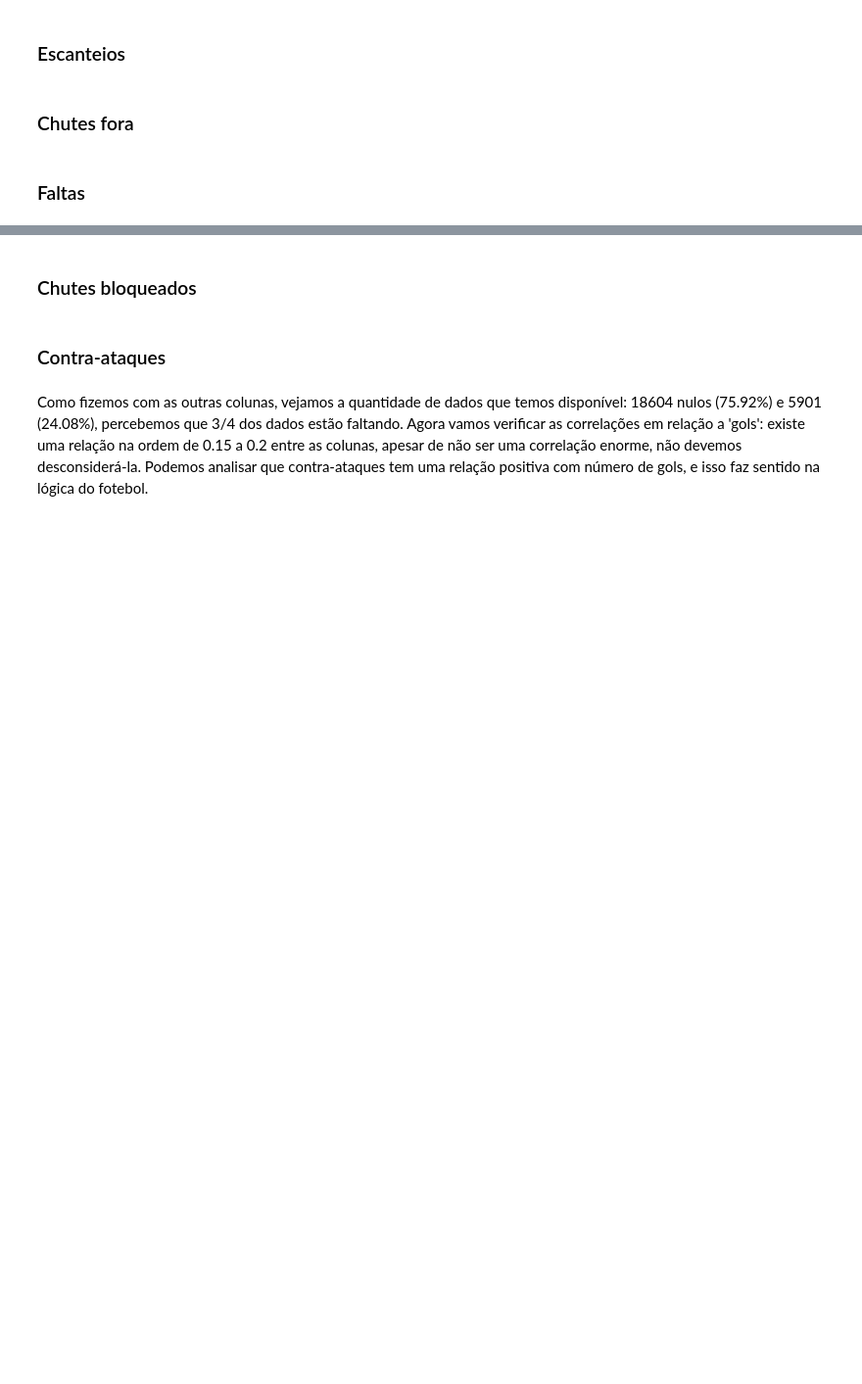
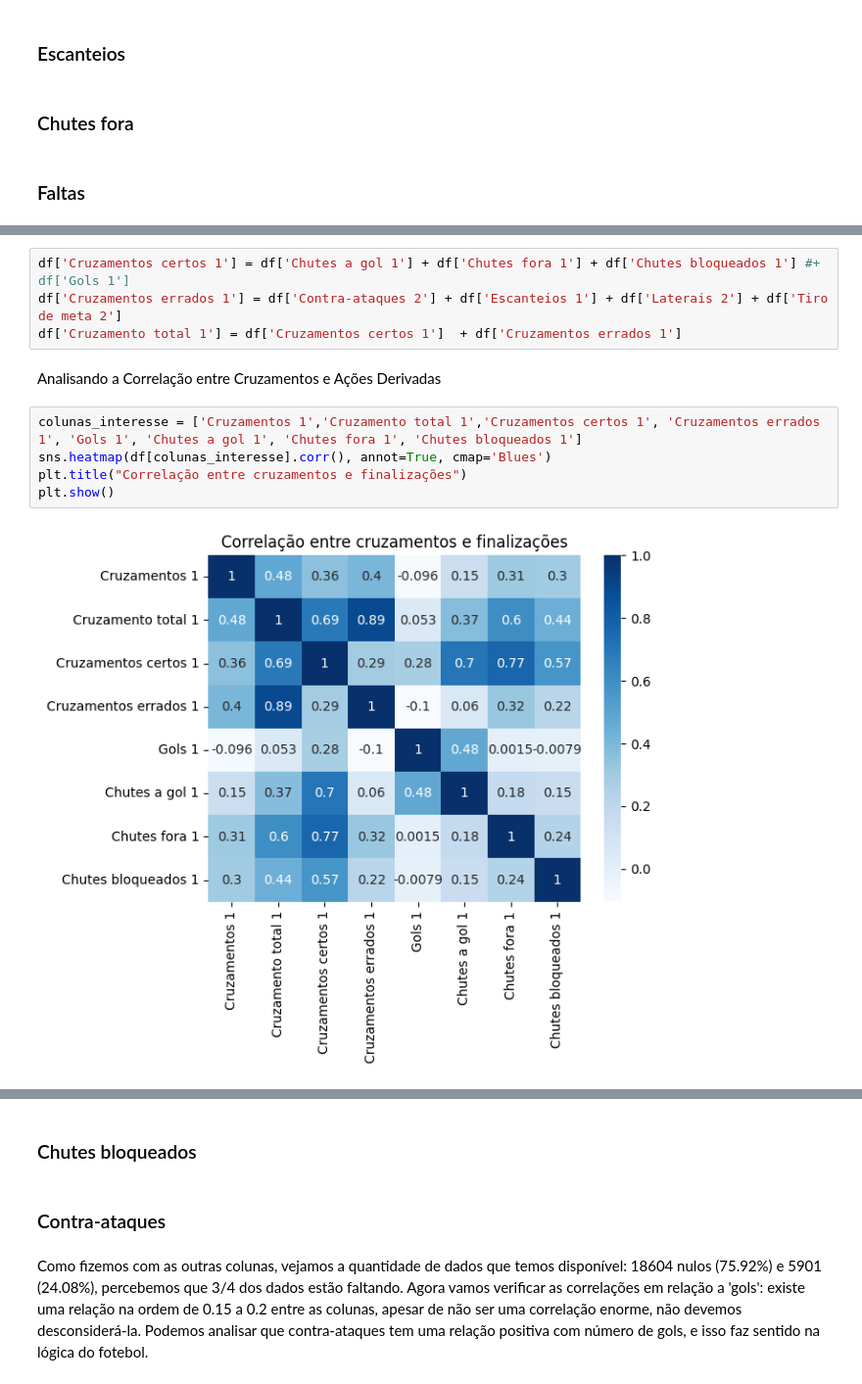
Before and after one commit to UFRJ-Analytica/PS-2025.1, a Jupyter notebook: Progresso/#XRay_final.ipynb, the cells around one changed output, grey strips where cells are left out. Shown at 98% size. Saved outputs shown, nothing was run; the diff lists cells and outputs as text; blank space fills up the shorter version.

```diff
--- a/Progresso/#XRay_final.ipynb
+++ b/Progresso/#XRay_final.ipynb
@@ -36,0 +63,13 @@ warnings.simplefilter(action='ignore', category=FutureWarning)
+# %%
+df['Cruzamentos certos 1'] = df['Chutes a gol 1'] + df['Chutes fora 1'] + df['Chutes bloqueados 1'] #+ df['Gols 1']
+df['Cruzamentos errados 1'] = df['Contra-ataques 2'] + df['Escanteios 1'] + df['Laterais 2'] + df['Tiro de meta 2']
+df['Cruzamento total 1'] = df['Cruzamentos certos 1']  + df['Cruzamentos errados 1']
+# %% [markdown]
+Analisando a Correlação entre Cruzamentos e Ações Derivadas
+# %%
+colunas_interesse = ['Cruzamentos 1','Cruzamento total 1','Cruzamentos certos 1', 'Cruzamentos errados 1', 'Gols 1', 'Chutes a gol 1', 'Chutes fora 1', 'Chutes bloqueados 1']
+sns.heatmap(df[colunas_interesse].corr(), annot=True, cmap='Blues')
+plt.title("Correlação entre cruzamentos e finalizações")
+plt.show()
+# %% [output]
+[figure, added]
```
Also changed, not shown: parts of 76 cells of this notebook.
